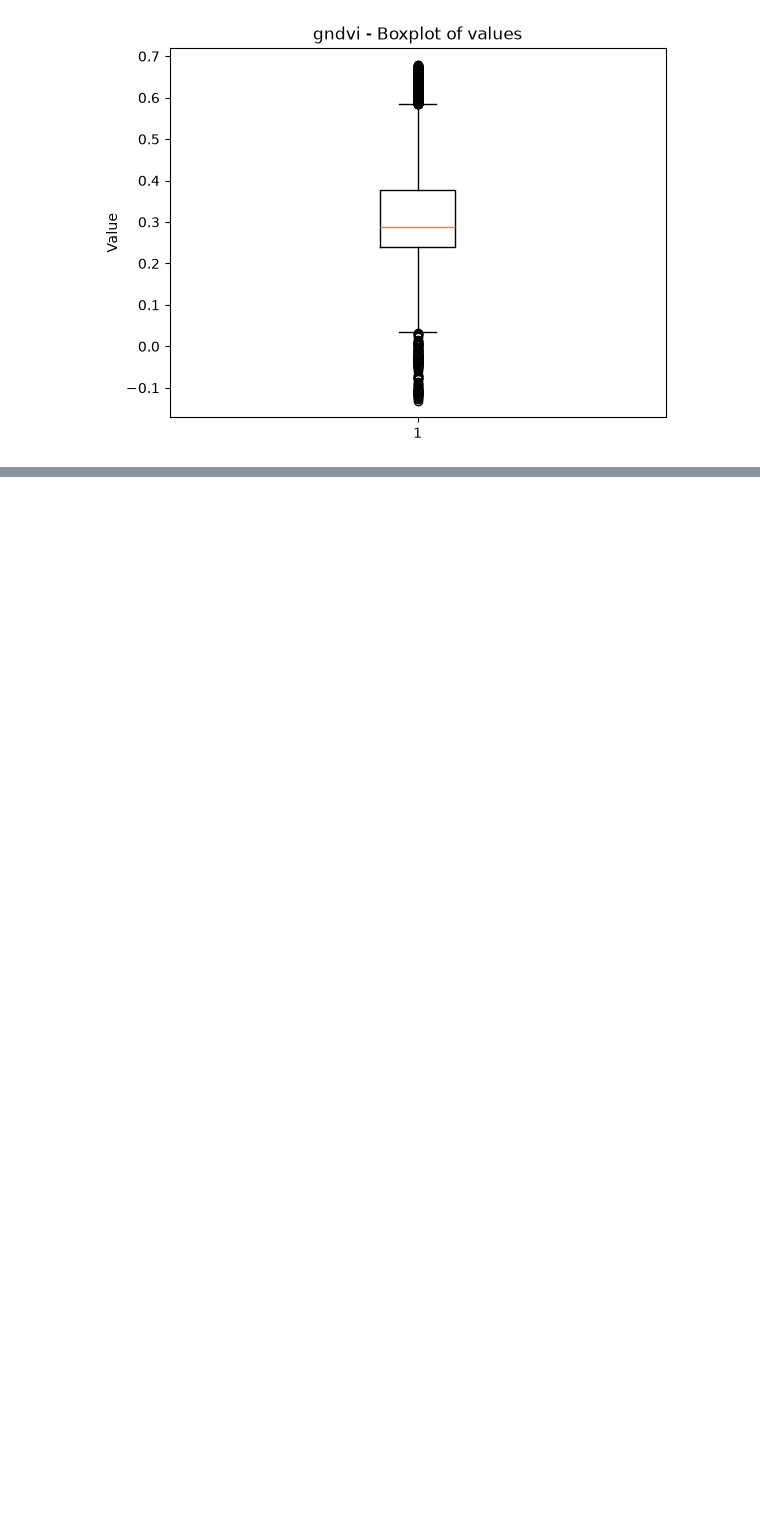
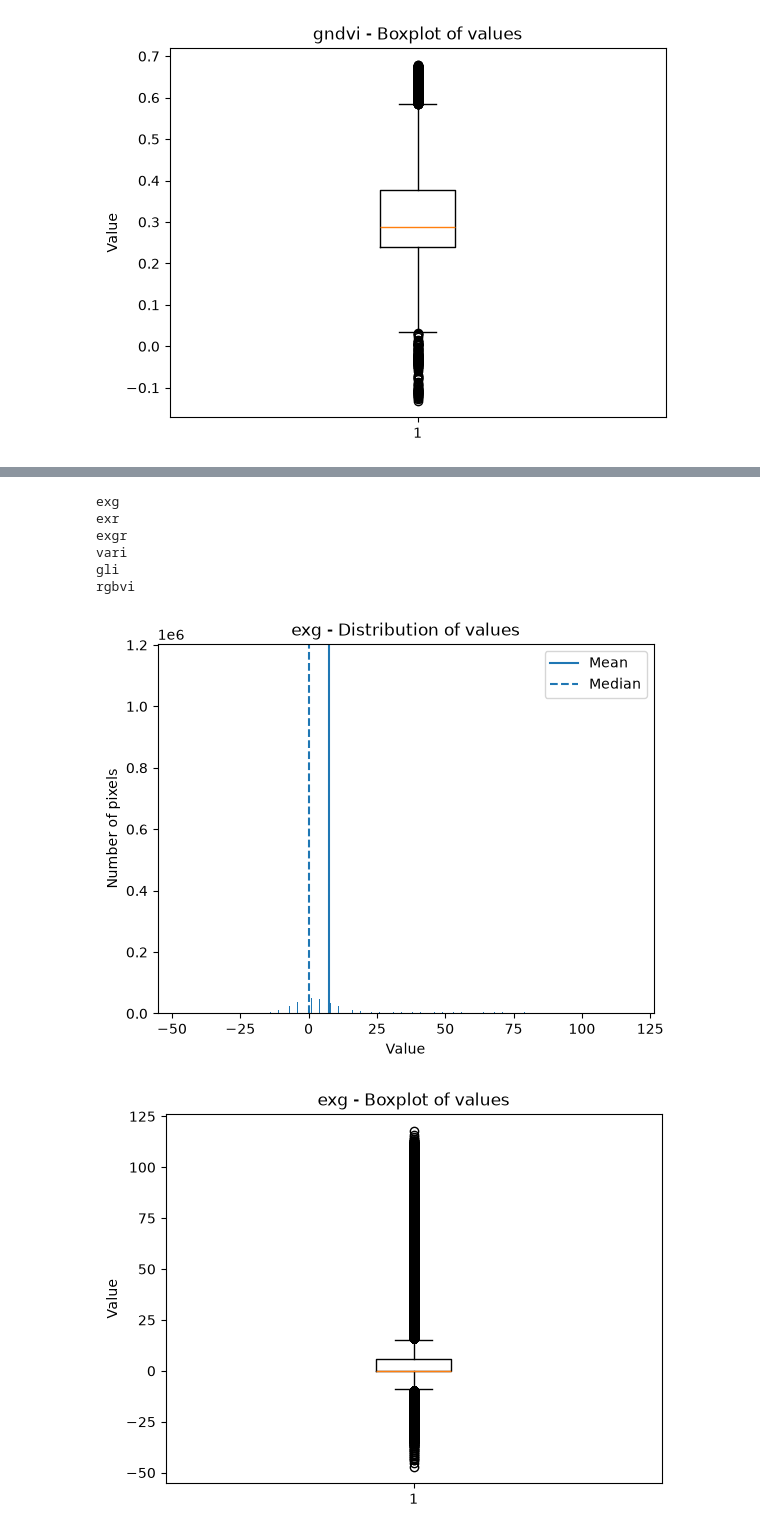
Before and after one commit to Aurelien-Peter/OpenCropPhenotyping, a Jupyter notebook: notebooks/02_compute_indices.ipynb, the cells around one changed output, grey strips where cells are left out. Saved outputs shown, nothing was run; the diff lists cells and outputs as text; code cells hidden in the pictures; blank space fills up the shorter version.

Commit message:
demonstrate in notebook the indices computation

```diff
--- a/notebooks/02_compute_indices.ipynb
+++ b/notebooks/02_compute_indices.ipynb
@@ -199,0 +237,13 @@ for index_name, image in indices.items():
+# %%
+# Compute statistics from indices
+
+statistics = {}
+for name, image in indexes.items():
+    statistics[name] = compute_statistics(image)
+
+# Display statistics
+
+for index_name, variable_stat in statistics.items():
+    print(f"\n{index_name.upper()}")
+    for stat_name, stat_value in variable_stat.items():
+        print(f"  {stat_name}: {stat_value:.4f}")
@@ -199,0 +268,21 @@ for index_name, image in indices.items():
+# %%
+# Visualize the distribution of pixel values for all indexes
+
+for index_name, image in indexes.items():
+    figures = plot_statistics(
+        image=image,
+        statistics=statistics[index_name],
+        index_name=index_name
+        )
+    print(index_name)
+    for i, fig in enumerate(figures):
+        fig.savefig(output_dir_figures / f"{index_name}_hist_{i}.png")
+# %% [output]
+exg
+exr
+exgr
+vari
+gli
+rgbvi
+[figure, added]
+[figure, added]
```
Also changed, not shown: parts of 8 cells of this notebook, 12 other files.
